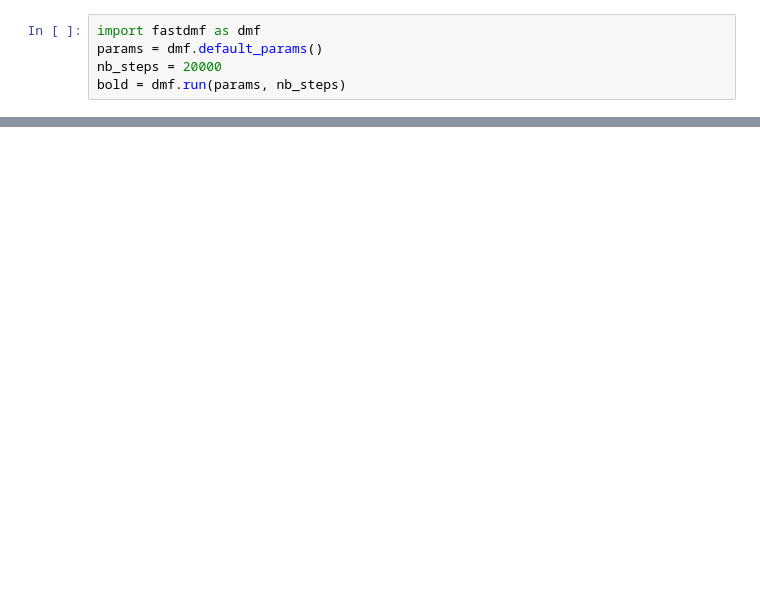
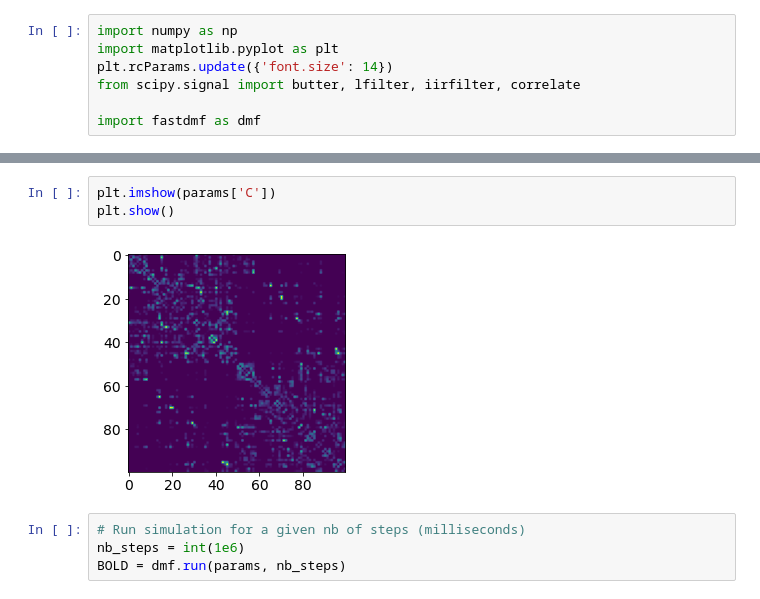
Before and after one commit to gbarzon/DMF, a Jupyter notebook: FastDMF_prova.ipynb, the cells around one changed output, grey strips where cells are left out. Saved outputs shown, nothing was run; the diff lists cells and outputs as text; blank space fills up the shorter version.

```diff
--- a/FastDMF_prova.ipynb
+++ b/FastDMF_prova.ipynb
@@ -1,5 +1,7 @@
 # %%
+import numpy as np
+import matplotlib.pyplot as plt
+plt.rcParams.update({'font.size': 14})
+from scipy.signal import butter, lfilter, iirfilter, correlate
+
 import fastdmf as dmf
-params = dmf.default_params()
-nb_steps = 20000
-bold = dmf.run(params, nb_steps)
@@ -25,0 +29,9 @@ dmf.default_params()
+# %%
+plt.imshow(params['C'])
+plt.show()
+# %% [output]
+[figure, added]
+# %%
+# Run simulation for a given nb of steps (milliseconds)
+nb_steps = int(1e6)
+BOLD = dmf.run(params, nb_steps)
```
Also changed, not shown: parts of 34 cells of this notebook, 6 other files.
